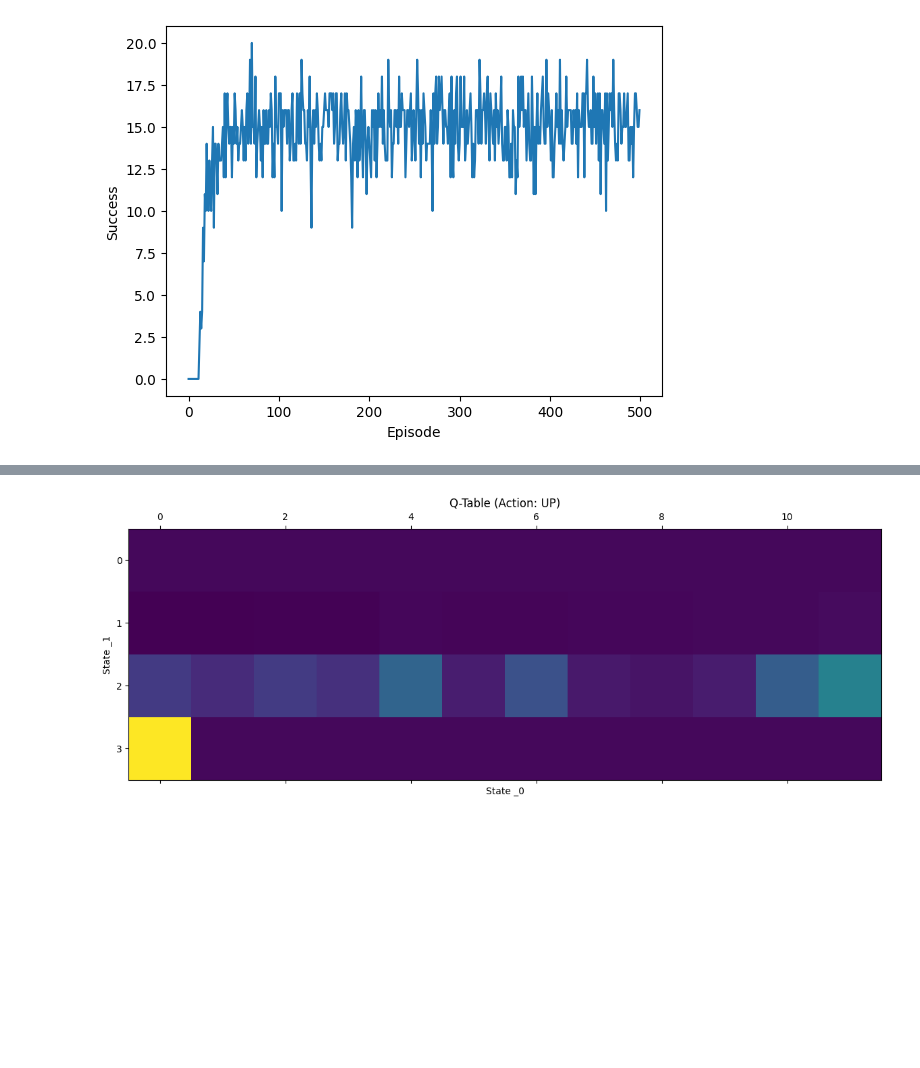
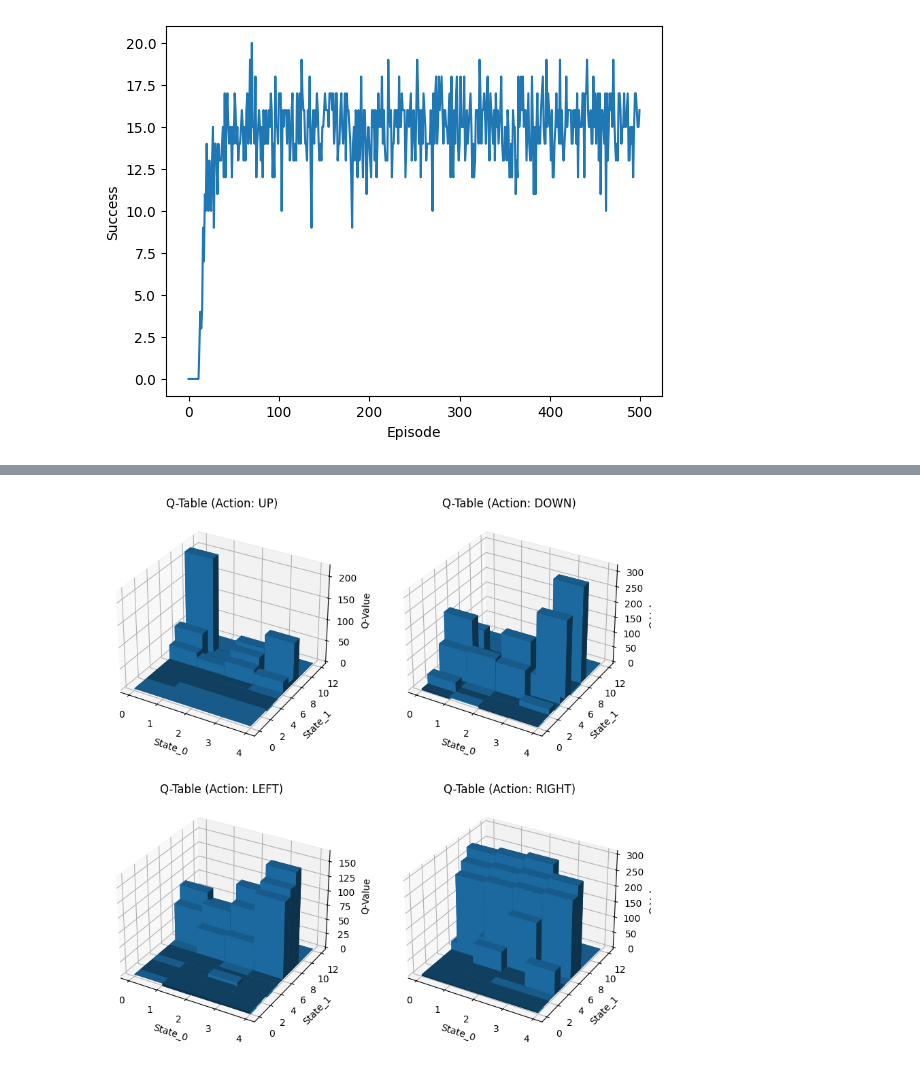
Before and after one commit to dayan3847/machine_learning, a Jupyter notebook: dayan3847/reinforcement_learning/cliff_walking/main_q_learning_table.ipynb, the cells around one changed output, grey strips where cells are left out. Cells and saved outputs as stored; diff of their text form; code cells hidden in the pictures; blank space fills up the shorter version.

Commit message:
plot data table ok

```diff
--- a/dayan3847/reinforcement_learning/cliff_walking/main_q_learning_table.ipynb
+++ b/dayan3847/reinforcement_learning/cliff_walking/main_q_learning_table.ipynb
@@ -60,11 +58,59 @@ plt.show()
 # %%
-# Plot the Q-Table (Action: UP)
-# matshow
+# Plot the Q-Table has histograms
+fig = plt.figure(figsize=(10, 10))
+# UP
+ax_up = fig.add_subplot(221, projection='3d')
+ax_up.set_title('Q-Table (Action: UP)')
+ax_up.set_xlabel('State_0')
+ax_up.set_ylabel('State_1')
+ax_up.set_zlabel('Q-Value')
+
 table_up = agent.q_tables[0]
-plt.matshow(table_up)
-plt.title('Q-Table (Action: UP)')
-plt.xlabel('State _0')
-plt.ylabel('State _1')
+x_up, y_up = np.meshgrid(np.arange(table_up.shape[0]), np.arange(table_up.shape[1]))
+x_up, y_up = x_up.flatten(), y_up.flatten()
+z_up = table_up.flatten()
+ax_up.bar3d(x_up, y_up, np.zeros(len(z_up)), 1, 1, z_up)
+
+# DOWN
+ax_down = fig.add_subplot(222, projection='3d')
+ax_down.set_title('Q-Table (Action: DOWN)')
+ax_down.set_xlabel('State_0')
+ax_down.set_ylabel('State_1')
+ax_down.set_zlabel('Q-Value')
+
+table_down = agent.q_tables[1]
+x_down, y_down = np.meshgrid(np.arange(table_down.shape[0]), np.arange(table_down.shape[1]))
+x_down, y_down = x_down.flatten(), y_down.flatten()
+z_down = table_down.flatten()
+ax_down.bar3d(x_down, y_down, np.zeros(len(z_down)), 1, 1, z_down)
+
+# LEFT
+ax_left = fig.add_subplot(223, projection='3d')
+ax_left.set_title('Q-Table (Action: LEFT)')
+ax_left.set_xlabel('State_0')
+ax_left.set_ylabel('State_1')
+ax_left.set_zlabel('Q-Value')
+
+table_left = agent.q_tables[2]
+x_left, y_left = np.meshgrid(np.arange(table_left.shape[0]), np.arange(table_left.shape[1]))
+x_left, y_left = x_left.flatten(), y_left.flatten()
+z_left = table_left.flatten()
+ax_left.bar3d(x_left, y_left, np.zeros(len(z_left)), 1, 1, z_left)
+
+# RIGHT
+ax_right = fig.add_subplot(224, projection='3d')
+ax_right.set_title('Q-Table (Action: RIGHT)')
+ax_right.set_xlabel('State_0')
+ax_right.set_ylabel('State_1')
+ax_right.set_zlabel('Q-Value')
+
+table_right = agent.q_tables[3]
+x_right, y_right = np.meshgrid(np.arange(table_right.shape[0]), np.arange(table_right.shape[1]))
+x_right, y_right = x_right.flatten(), y_right.flatten()
+z_right = table_right.flatten()
+ax_right.bar3d(x_right, y_right, np.zeros(len(z_right)), 1, 1, z_right)
+
+# show
 plt.show()
 # %% [output]
-[figure, old version]
+[figure, new version]
```
Also changed, not shown: parts of 5 cells of this notebook, 4 other files.
